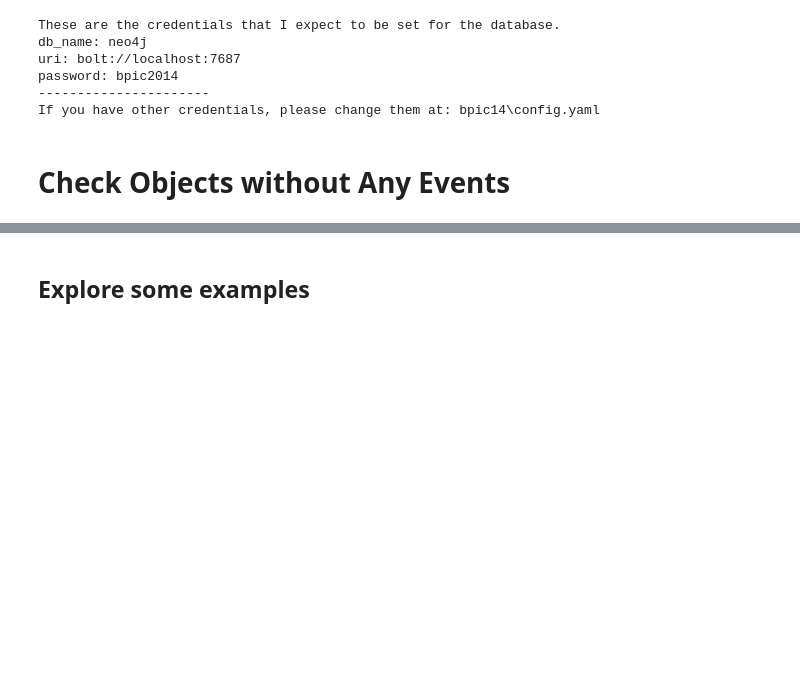
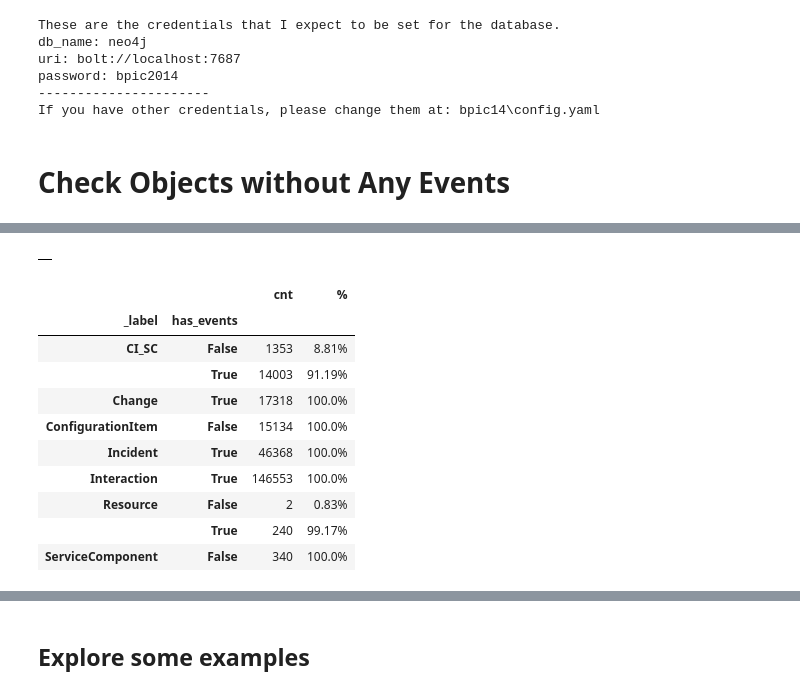
Before and after one commit to Ava-S/EKG_BPIC2014_Notebook, a Jupyter notebook: 1_1_analysis_objects_without_events.ipynb, the cells around one changed output, grey strips where cells are left out. Saved outputs shown, nothing was run; the diff lists cells and outputs as text; code cells hidden in the pictures; blank space fills up the shorter version.

```diff
--- a/0_2_analysis_objects_without_events.ipynb
+++ b/1_1_analysis_objects_without_events.ipynb
@@ -74,0 +74,39 @@ table
+# %%
+
+labels = ['Incident', 'Interaction', 'Change']
+
+query = '''
+    MATCH (o) - [:IS_OF_TYPE] -> (ot:ObjectType)
+    WHERE ot.objectType in $labels AND NOT EXISTS((o) <- [] - (:Event))
+    DETACH DELETE o
+'''
+query = Query(query_str=query,
+              parameters={'labels': labels})
+
+pd.DataFrame(db_connection.exec_query(query))
+# %% [output]
+|  |
+# %%
+query = '''
+    MATCH (i) - [:IS_OF_TYPE] -> (ot:ObjectType)
+    WHERE not 'KnowledgeDocument' in labels(i)
+    RETURN EXISTS((i) <- [] - (:Event)) as has_events, labels(i)[0] as _label, count(i) as cnt order by _label, has_events
+'''
+
+df_result = pd.DataFrame(db_connection.exec_query(query))
+
+table = pd.pivot_table(df_result, index=['_label', 'has_events'], aggfunc="sum")
+table['%'] = (round(table.cnt / table.groupby(level=0).cnt.transform("sum") * 100, 2)).astype(str) + '%'
+table
+# %% [output]
+|  |  | cnt | % |
+| _label | has_events |  |  |
+| CI_SC | False | 1353 | 8.81% |
+|  | True | 14003 | 91.19% |
+| Change | True | 17318 | 100.0% |
+| ConfigurationItem | False | 15134 | 100.0% |
+| Incident | True | 46368 | 100.0% |
+| Interaction | True | 146553 | 100.0% |
+| Resource | False | 2 | 0.83% |
+|  | True | 240 | 99.17% |
+| ServiceComponent | False | 340 | 100.0% |
```
Also changed, not shown: parts of 10 cells of this notebook.
